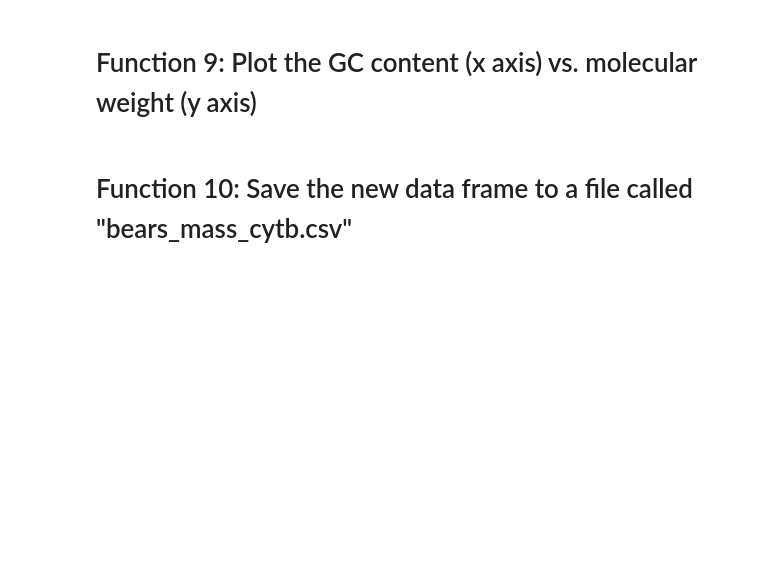
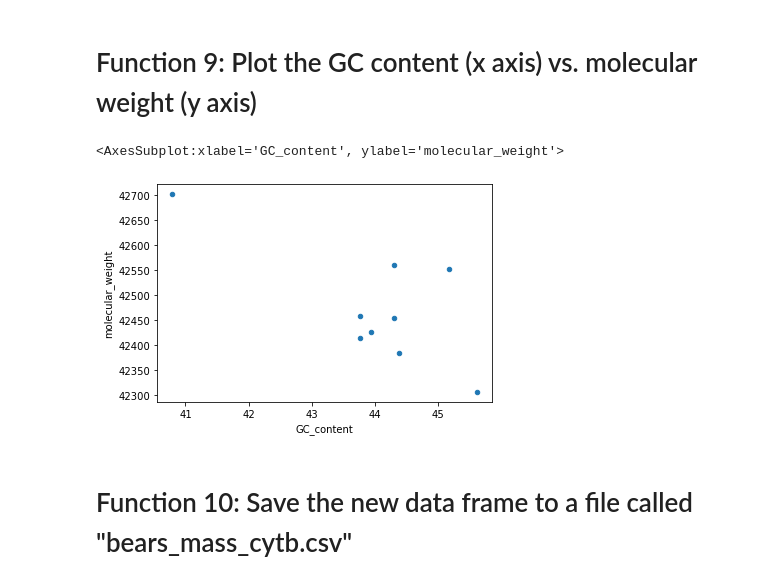
Before and after one commit to Ntopping/BCB546_PythonHW_Spring2021, a Jupyter notebook: Python_Assignment/BCB546-PythonHW_Spring2021-Topping.ipynb, the cells around one changed output. Saved outputs shown, nothing was run; the diff lists cells and outputs as text; code cells hidden in the pictures; blank space fills up the shorter version.

```diff
--- a/Python_Assignment/BCB546-PythonHW_Spring2021-Topping.ipynb
+++ b/Python_Assignment/BCB546-PythonHW_Spring2021-Topping.ipynb
@@ -117,6 +186,10 @@ species_list = list(bears_df.species)
 # %% [markdown]
 # Function 9: Plot the GC content (x axis) vs. molecular weight (y axis)
 # %%
+bears_df.plot(x = 'GC_content', y = 'molecular_weight', kind ='scatter')
 ## Plot a visualization of the molecular weight (y-axis) as a function of GC-content (x-axis).
+# %% [output]
+<AxesSubplot:xlabel='GC_content', ylabel='molecular_weight'>
+[figure, added]
 # %% [markdown]
 # Function 10: Save the new data frame to a file called "bears_mass_cytb.csv"
```
Also changed, not shown: parts of 22 cells of this notebook, 1 other file.
